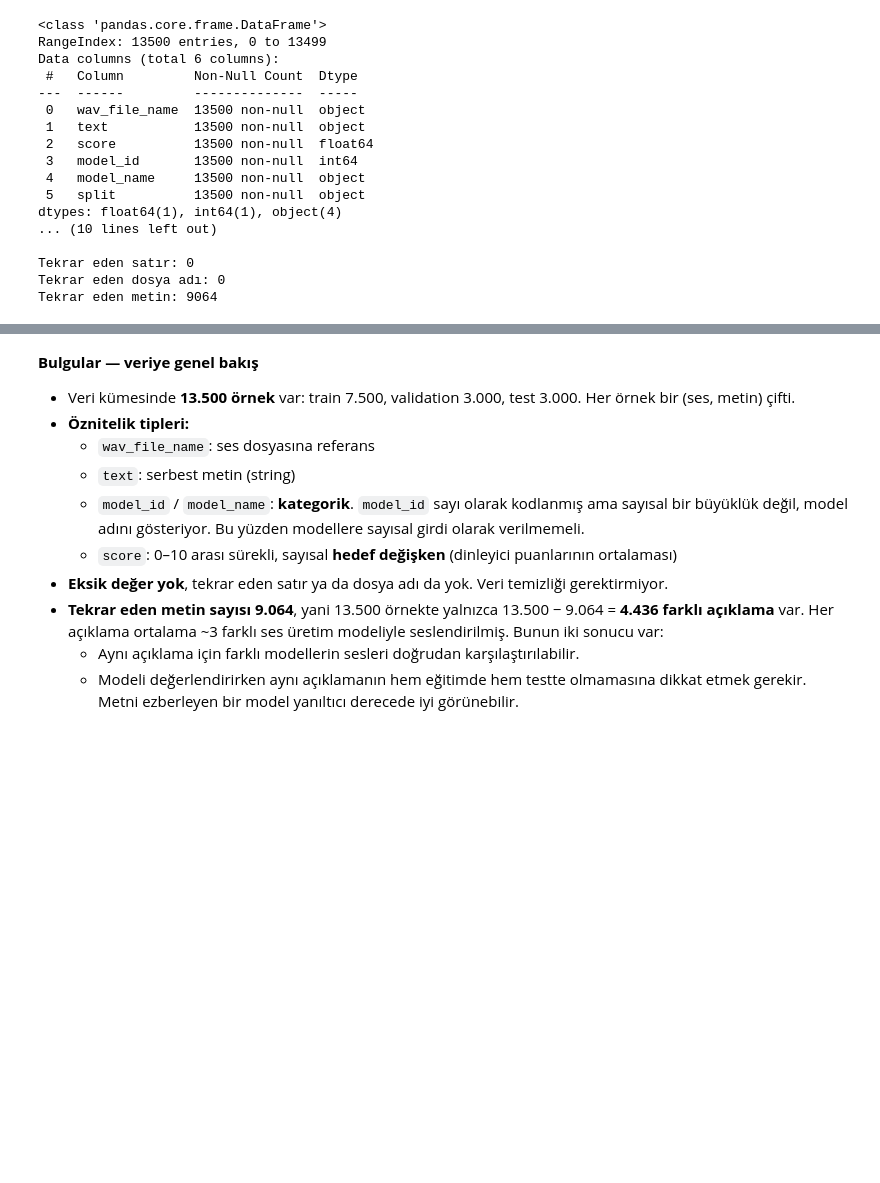
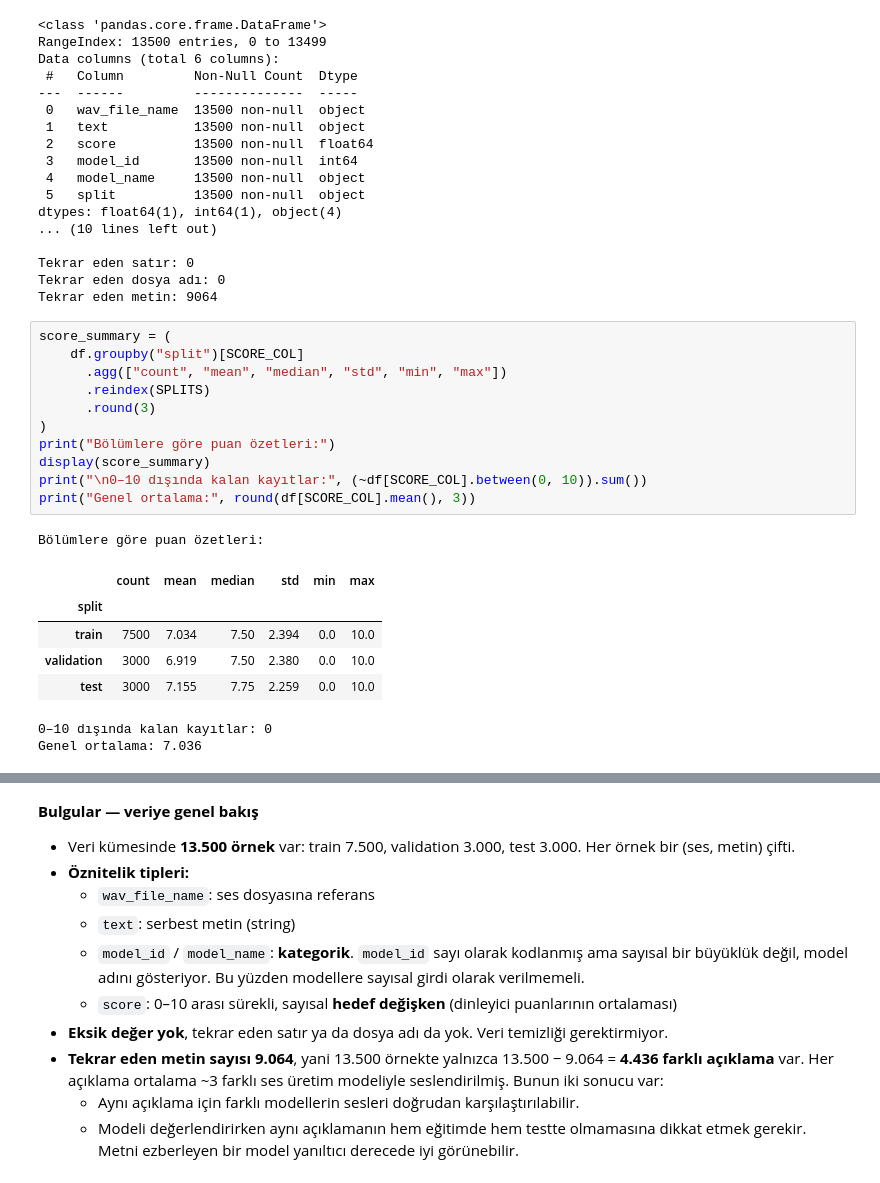
Before and after one commit to bm5201-2026/26832901020_26832901023_BM5201, a Jupyter notebook: assignment1_eda_baseline.ipynb, the cells around one changed output, grey strips where cells are left out. Drawn from its saved outputs; the diff is of its cells as text; blank space fills up the shorter version.

```diff
--- a/assignment1_eda_baseline.ipynb
+++ b/assignment1_eda_baseline.ipynb
@@ -129,3 +129,23 @@ dtypes: float64(1), int64(1), object(4)
 Tekrar eden satır: 0
 Tekrar eden dosya adı: 0
 Tekrar eden metin: 9064
+# %%
+score_summary = (
+    df.groupby("split")[SCORE_COL]
+      .agg(["count", "mean", "median", "std", "min", "max"])
+      .reindex(SPLITS)
+      .round(3)
+)
+print("Bölümlere göre puan özetleri:")
+display(score_summary)
+print("\n0–10 dışında kalan kayıtlar:", (~df[SCORE_COL].between(0, 10)).sum())
+print("Genel ortalama:", round(df[SCORE_COL].mean(), 3))
+# %% [output]
+Bölümlere göre puan özetleri:
+|  | count | mean | median | std | min | max |
+| split |  |  |  |  |  |  |
+| train | 7500 | 7.034 | 7.50 | 2.394 | 0.0 | 10.0 |
+| validation | 3000 | 6.919 | 7.50 | 2.380 | 0.0 | 10.0 |
+| test | 3000 | 7.155 | 7.75 | 2.259 | 0.0 | 10.0 |
+0–10 dışında kalan kayıtlar: 0
+Genel ortalama: 7.036
```
Also changed, not shown: parts of 2 cells of this notebook.
